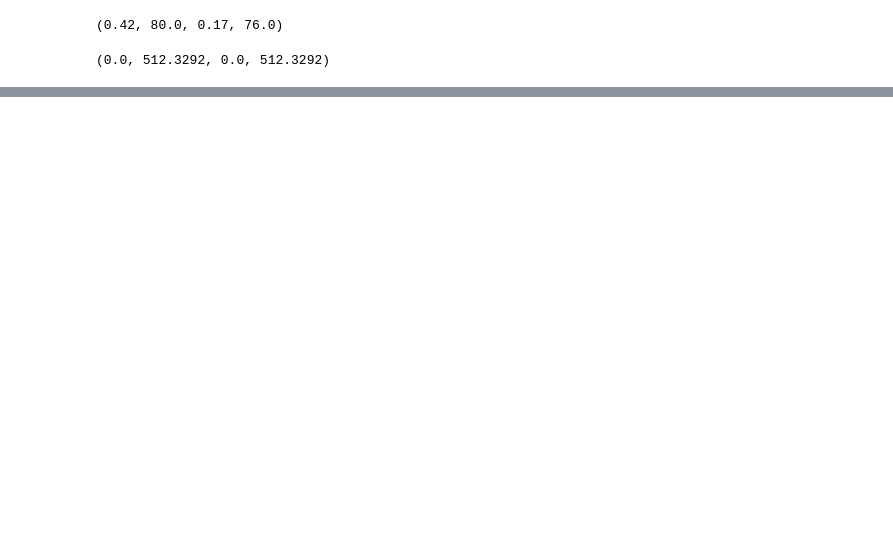
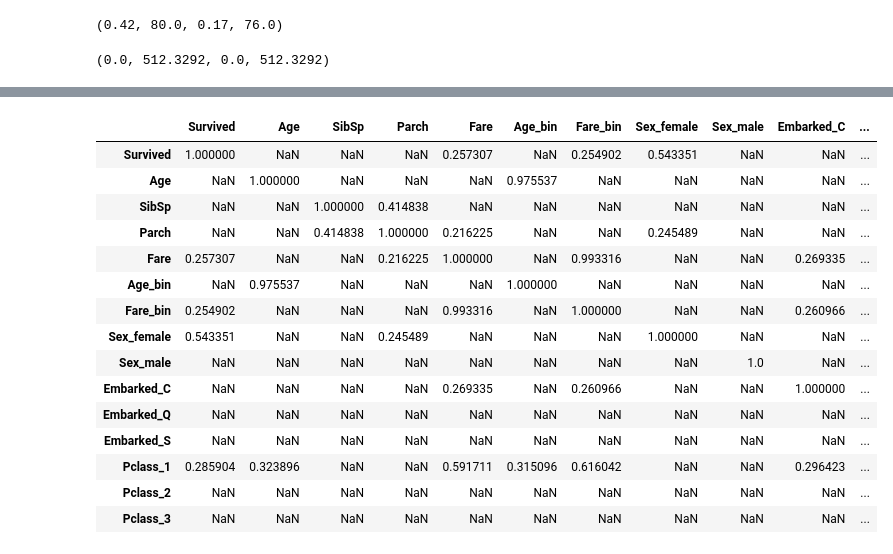
Before and after one commit to Shige-Oku/code_cd, a Jupyter notebook: 900_Kaggle/001_Titanic/clean-2.ipynb, the cells around one changed output, grey strips where cells are left out. Cells and saved outputs as stored; diff of their text form; code cells hidden in the pictures; blank space fills up the shorter version.

```diff
--- a/900_Kaggle/001_Titanic/clean-2.ipynb
+++ b/900_Kaggle/001_Titanic/clean-2.ipynb
@@ -399,3 +351,6 @@ train.Fare.min(), train.Fare.max(), test.Fare.min(), test.Fare.max()
 # 運賃を 20 $ 毎のレンジにする
 train['Fare_bin'] = train['Fare'] // 25
 test['Fare_bin'] = test['Fare'] // 25
+# %%
+# カテゴリカルを変換
+train = pd.get_dummies(train, columns=['Sex', 'Embarked', 'Pclass'])
@@ -401,0 +382,19 @@ test['Fare_bin'] = test['Fare'] // 25
+# %%
+train.corr()[train.corr() > 0.2]
+# %% [output]
+|  | Survived | Age | SibSp | Parch | Fare | Age_bin | Fare_bin | Sex_female | Sex_male | Embarked_C | ... |
+| Survived | 1.000000 | NaN | NaN | NaN | 0.257307 | NaN | 0.254902 | 0.543351 | NaN | NaN | ... |
+| Age | NaN | 1.000000 | NaN | NaN | NaN | 0.975537 | NaN | NaN | NaN | NaN | ... |
+| SibSp | NaN | NaN | 1.000000 | 0.414838 | NaN | NaN | NaN | NaN | NaN | NaN | ... |
+| Parch | NaN | NaN | 0.414838 | 1.000000 | 0.216225 | NaN | NaN | 0.245489 | NaN | NaN | ... |
+| Fare | 0.257307 | NaN | NaN | 0.216225 | 1.000000 | NaN | 0.993316 | NaN | NaN | 0.269335 | ... |
+| Age_bin | NaN | 0.975537 | NaN | NaN | NaN | 1.000000 | NaN | NaN | NaN | NaN | ... |
+| Fare_bin | 0.254902 | NaN | NaN | NaN | 0.993316 | NaN | 1.000000 | NaN | NaN | 0.260966 | ... |
+| Sex_female | 0.543351 | NaN | NaN | 0.245489 | NaN | NaN | NaN | 1.000000 | NaN | NaN | ... |
+| Sex_male | NaN | NaN | NaN | NaN | NaN | NaN | NaN | NaN | 1.0 | NaN | ... |
+| Embarked_C | NaN | NaN | NaN | NaN | 0.269335 | NaN | 0.260966 | NaN | NaN | 1.000000 | ... |
+| Embarked_Q | NaN | NaN | NaN | NaN | NaN | NaN | NaN | NaN | NaN | NaN | ... |
+| Embarked_S | NaN | NaN | NaN | NaN | NaN | NaN | NaN | NaN | NaN | NaN | ... |
+| Pclass_1 | 0.285904 | 0.323896 | NaN | NaN | 0.591711 | 0.315096 | 0.616042 | NaN | NaN | 0.296423 | ... |
+| Pclass_2 | NaN | NaN | NaN | NaN | NaN | NaN | NaN | NaN | NaN | NaN | ... |
+| Pclass_3 | NaN | NaN | NaN | NaN | NaN | NaN | NaN | NaN | NaN | NaN | ... |
```
Also changed, not shown: parts of 31 cells of this notebook, 3 other files.
